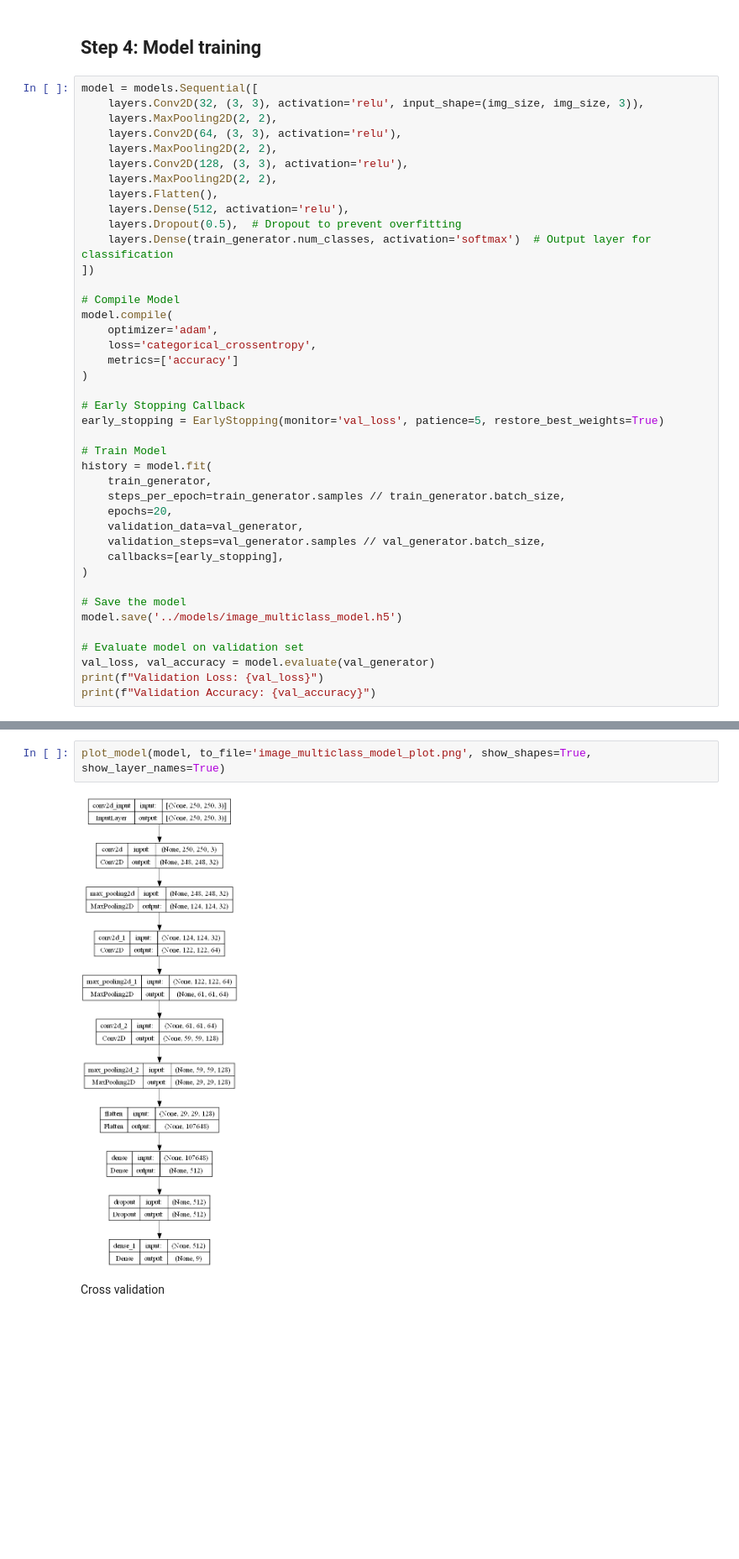
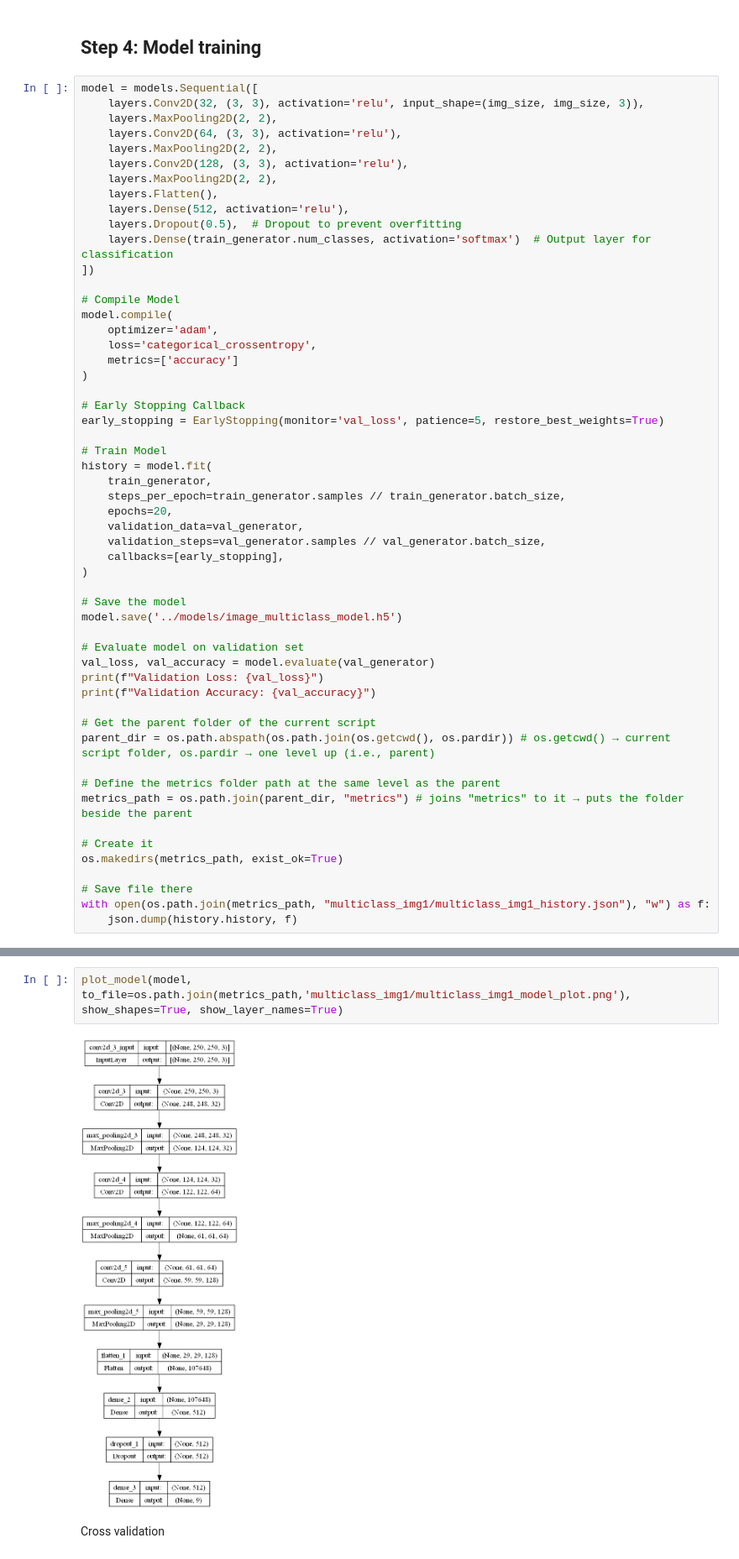
Before and after one commit to YinYuTan/cv_automation, a Jupyter notebook: jupyter_files/Keyboard_colour-faulty_classification.ipynb, the cells around one changed output, grey strips where cells are left out. Shown at 84% size. Saved outputs shown, nothing was run; the diff lists cells and outputs as text; blank space fills up the shorter version.

Commit message:
Reorganized structure
Storing metrics of each model

```diff
--- a/jupyter_files/Keyboard_colour-faulty_classification.ipynb
+++ b/jupyter_files/Keyboard_colour-faulty_classification.ipynb
@@ -473,5 +474,18 @@ model.save('../models/image_multiclass_model.h5')
 val_loss, val_accuracy = model.evaluate(val_generator)
 print(f"Validation Loss: {val_loss}")
 print(f"Validation Accuracy: {val_accuracy}")
+
+# Get the parent folder of the current script
+parent_dir = os.path.abspath(os.path.join(os.getcwd(), os.pardir)) # os.getcwd() → current script folder, os.pardir → one level up (i.e., parent)
+
+# Define the metrics folder path at the same level as the parent
+metrics_path = os.path.join(parent_dir, "metrics") # joins "metrics" to it → puts the folder beside the parent
+
+# Create it
+os.makedirs(metrics_path, exist_ok=True)
+
+# Save file there
+with open(os.path.join(metrics_path, "multiclass_img1/multiclass_img1_history.json"), "w") as f:
+    json.dump(history.history, f)
 # %% [output]
 Epoch 1/20
@@ -494,7 +508,7 @@ Validation Accuracy: 0.9316770434379578
 # %%
-plot_model(model, to_file='image_multiclass_model_plot.png', show_shapes=True, show_layer_names=True)
+plot_model(model, to_file=os.path.join(metrics_path,'multiclass_img1/multiclass_img1_model_plot.png'), show_shapes=True, show_layer_names=True)
 # %% [output]
-[figure, old version]
+[figure, new version]
 # %% [markdown]
 Cross validation
 # %% [markdown]
```
Also changed, not shown: parts of 11 cells of this notebook, 6 other files.
